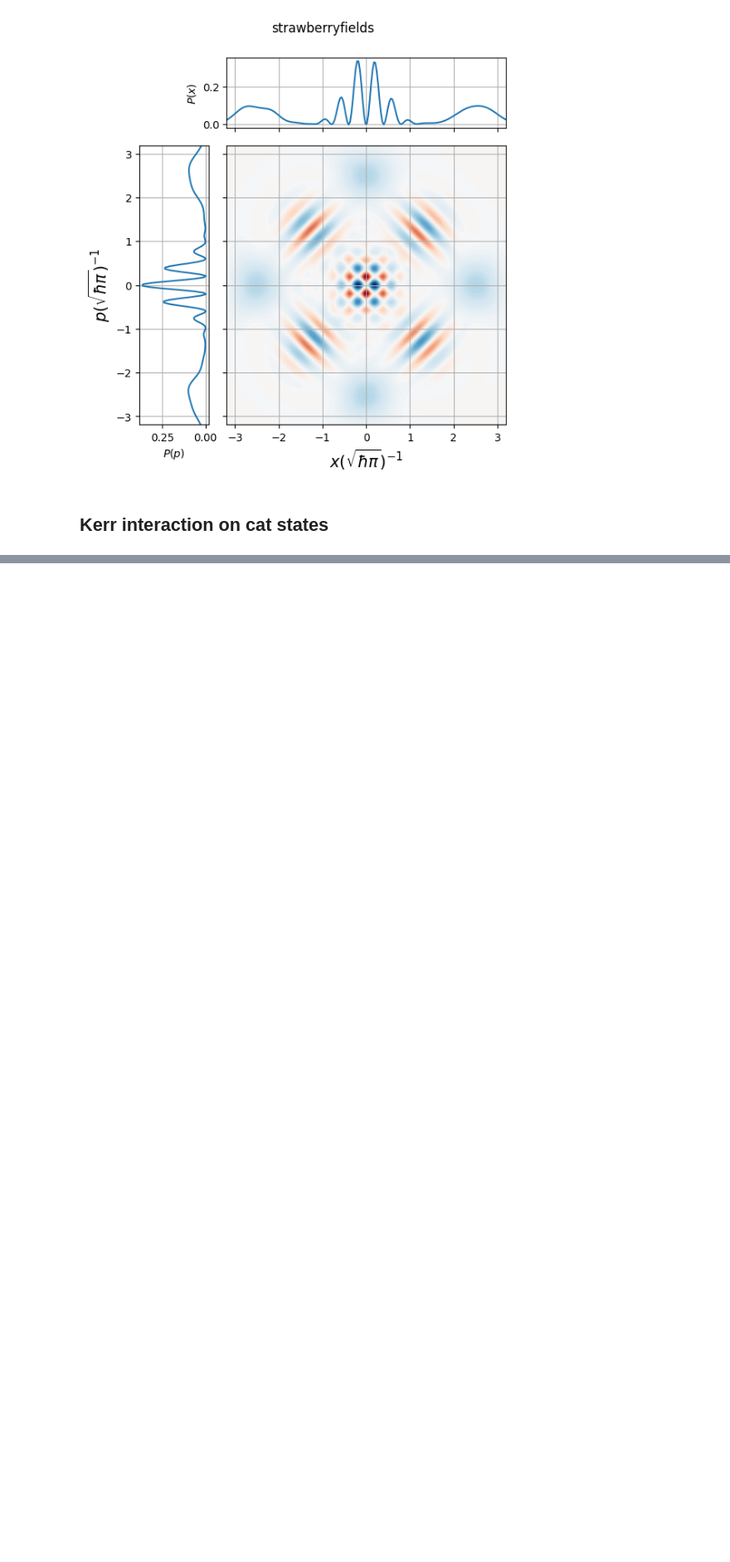
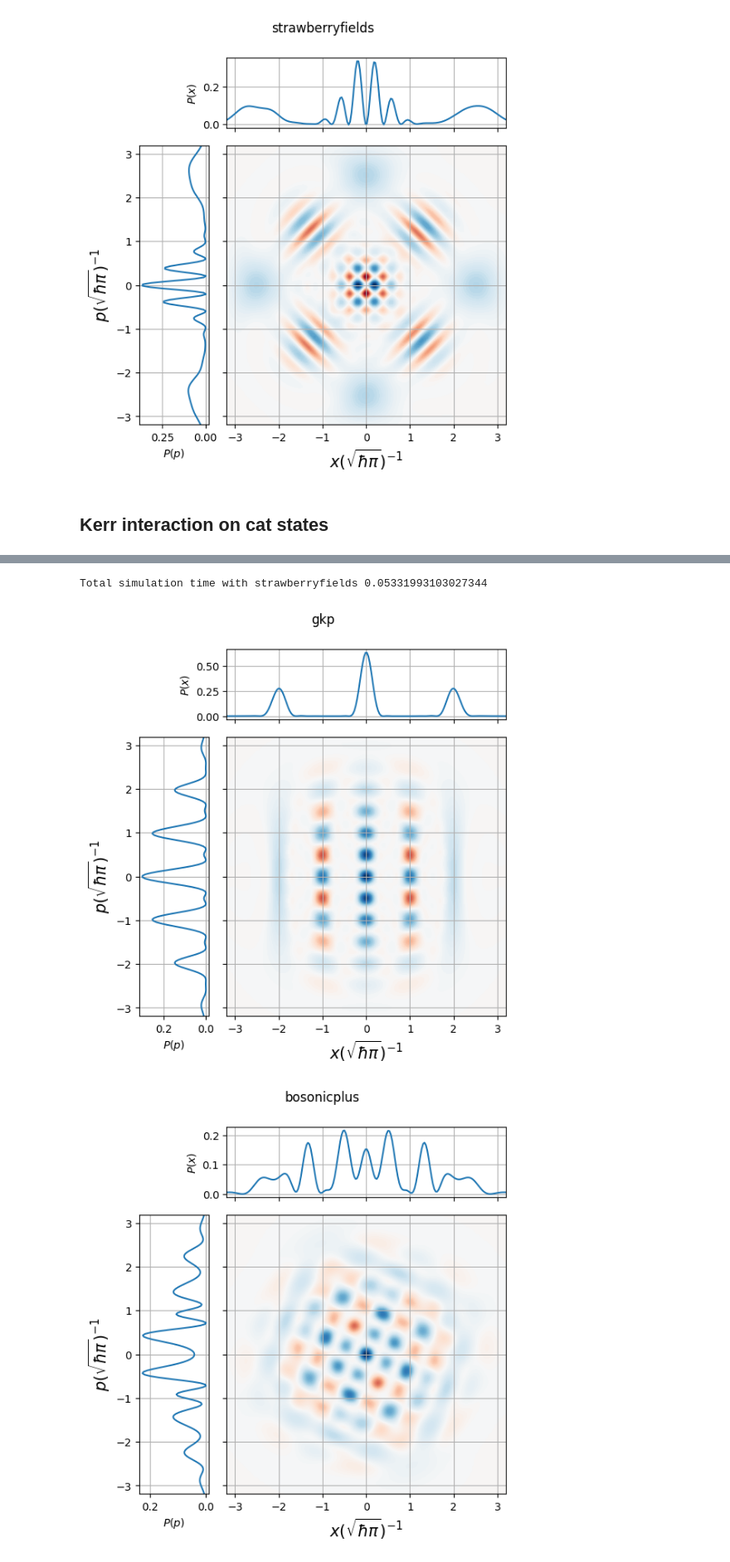
Before and after one commit to qpit/lcg_plus, a Jupyter notebook: Kerr-interaction.ipynb, the cells around one changed output, grey strips where cells are left out. Shown at 83% size. Cells and saved outputs as stored; diff of their text form; code cells hidden in the pictures; blank space fills up the shorter version.

Commit message:
added kerr on gkp state

```diff
--- a/Kerr-interaction.ipynb
+++ b/Kerr-interaction.ipynb
@@ -95,6 +97,21 @@ def fock_coherent_pure(N, infid, eps = None):
 
     return np.array(alphas), weights
 
+
+def gkp_coherent_pure(n, type, infid=1e-4):
+    rho = gkp_nonlinear_squeezing_operator(n, 1, type=type)
+
+    w, v = np.linalg.eigh(rho)
+
+    coeffs = v[:,0] #eigs always sorted from lowest to highest eigenvalue, choose lowest
+
+    alphas, weights = fock_superpos_coherent(coeffs, infid)
+
+
+    return alphas, weights
+
+
+
 def prepare_coherent(alpha):
     weights = np.array([1])
     means = np.array([np.array([alpha.real, alpha.imag])])
@@ -322,0 +431,29 @@ plt.show()
+# %%
+#strawberryfields method
+t0 = time()
+eng = sf.Engine('fock', backend_options={"cutoff_dim": cutoff})
+prog = sf.Program(1)
+
+with prog.context as q:
+    GKP(state = [0,0], epsilon=0.1) | q[0]
+    Kgate(np.pi/m) | q[0]
+    #Rgate(-np.pi/m) | q[0]
+result = eng.run(prog)
+W_fock = result.state.wigner(0, x,x)
+probs = result.state.all_fock_probs()
+
+tf = time()
+
+print(f'Total simulation time with strawberryfields {tf-t0}')
+# %% [output]
+Total simulation time with strawberryfields 0.05331993103027344
+# %%
+plot_wigner_marginals(W,x,x,'gkp')
+plt.show()
+plot_wigner_marginals(W_bp,x,x,'bosonicplus')
+plt.show()
+plot_wigner_marginals(W_fock,x,x,'strawberryfields')
+plt.show()
+# %% [output]
+[figure, added]
+[figure, added]
```
Also changed, not shown: parts of 12 cells of this notebook.
